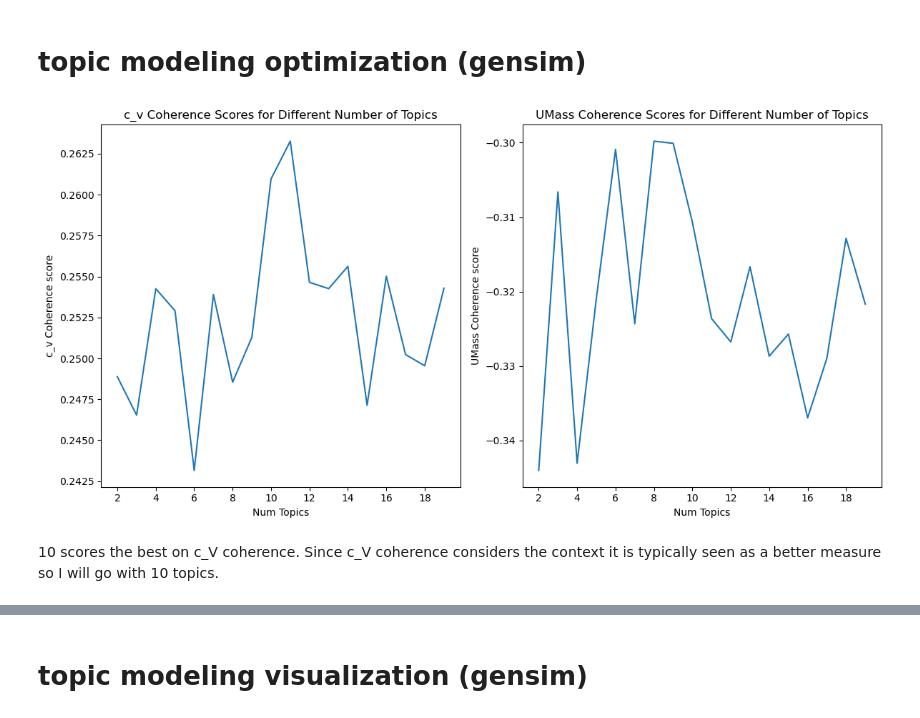
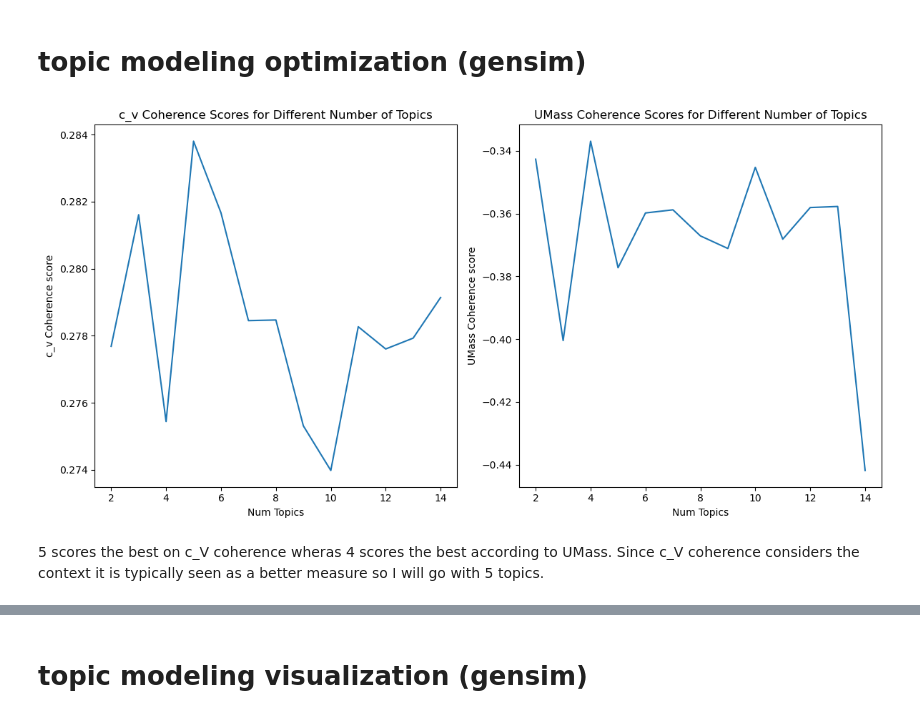
Before and after one commit to minahilm11/SIMM71, a Jupyter notebook: Assignment_1.ipynb, the cells around one changed output, grey strips where cells are left out. Saved outputs shown, nothing was run; the diff lists cells and outputs as text; code cells hidden in the pictures.

```diff
--- a/Assignment_1.ipynb
+++ b/Assignment_1.ipynb
@@ -11,8 +24,8 @@ import sklearn
 import warnings
 warnings.filterwarnings("ignore", category=DeprecationWarning)
 # %%
-fp = "israel.csv"
-df = pd.read_csv(fp, header=0)
+fp = "economist_dataset.csv"
+df = pd.read_csv(fp, header=0) # header=0 means the first row is the header row
 print(df.shape)
 df.head()
 # %% [output]
@@ -102,54 +208,54 @@ import matplotlib.pyplot as plt
 
 # Create a dictionary and corpus
 dictionary = Dictionary(clean_corpus)
-corpus = [dictionary.doc2bow(doc) for doc in clean_corpus]
+corp = [dictionary.doc2bow(doc) for doc in clean_corpus]
 
 # Function to train LDA and compute both c_v and UMass coherence scores
-def compute_coherence(dictionary, corpus, texts, limit, start=2, step=3):
+def compute_coherence(dictionary, corp, texts, limit, start=2):
     cv_coherence_values = []
     umass_coherence_values = []
     model_list = []
-    for num_topics in range(start, limit, step):
-        model = LdaModel(corpus=corpus, id2word=dictionary, num_topics=num_topics)
+    for num_topics in range(start, limit):
+        model = LdaModel(corpus=corp, id2word=dictionary, num_topics=num_topics)
         model_list.append(model)
         # c_v coherence
         cv_coherencemodel = CoherenceModel(model=model, texts=texts, dictionary=dictionary, coherence='c_v')
         cv_coherence_values.append(cv_coherencemodel.get_coherence())
         # UMass coherence
-        umass_coherencemodel = CoherenceModel(model=model, corpus=corpus, dictionary=dictionary, coherence='u_mass')
+        umass_coherencemodel = CoherenceModel(model=model, corpus=corp, dictionary=dictionary, coherence='u_mass')
         umass_coherence_values.append(umass_coherencemodel.get_coherence())
 
     return model_list, cv_coherence_values, umass_coherence_values
 
 
 # Set parameters and compute coherence
-start, limit, step = 2, 20, 1
-model_list, cv_coherence_values, umass_coherence_values = compute_coherence(dictionary=dictionary, corpus=corpus, texts=clean_corpus, start=start, limit=limit, step=step)
+start, limit = 2, 15
+model_list, cv_coherence_values, umass_coherence_values = compute_coherence(dictionary=dictionary, corp=corp, texts=clean_corpus, start=start, limit=limit)
 # %%
 from matplotlib.ticker import MaxNLocator
 # Plotting for c_v coherence
-x = range(start, limit, step)
+x = range(start, limit)
 plt.figure(figsize=(12, 6))
 plt.subplot(1, 2, 1)
 plt.plot(x, cv_coherence_values)
 plt.xlabel("Num Topics")
 plt.ylabel("c_v Coherence score")
 plt.title("c_v Coherence Scores for Different Number of Topics")
 plt.gca().xaxis.set_major_locator(MaxNLocator(integer=True))
 
 # Plotting for UMass coherence
 plt.subplot(1, 2, 2)
 plt.plot(x, umass_coherence_values)
 plt.xlabel("Num Topics")
 plt.ylabel("UMass Coherence score")
 plt.title("UMass Coherence Scores for Different Number of Topics")
 plt.gca().xaxis.set_major_locator(MaxNLocator(integer=True))
 
 plt.tight_layout()
 plt.show()
 # %% [output]
-[figure, old version]
+[figure, new version]
 # %% [markdown]
-10 scores the best on c_V coherence. Since c_V coherence considers the context it is typically seen as a better measure so I will go with 10 topics.
+5 scores the best on c_V coherence wheras 4 scores the best according to UMass. Since c_V coherence considers the context it is typically seen as a better measure so I will go with 5 topics.
 # %%
 # modeling with optimal number of topics
```
Also changed, not shown: parts of 28 cells of this notebook, 5 other files.
